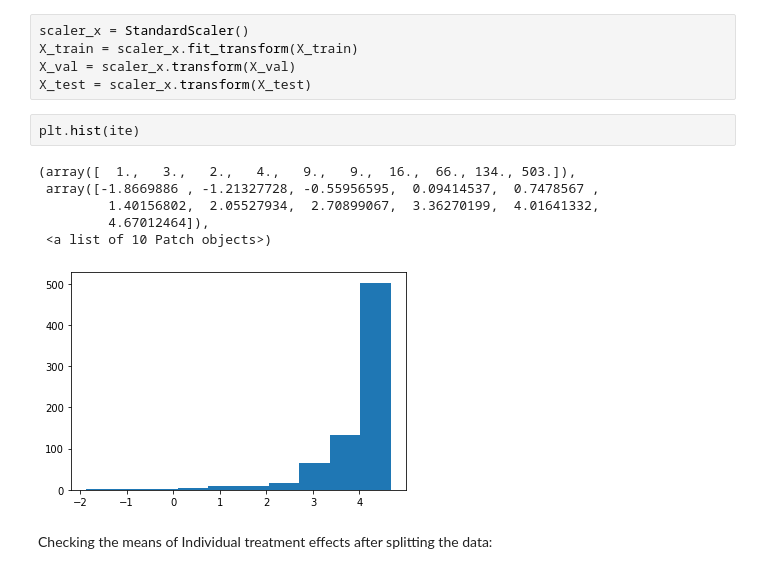
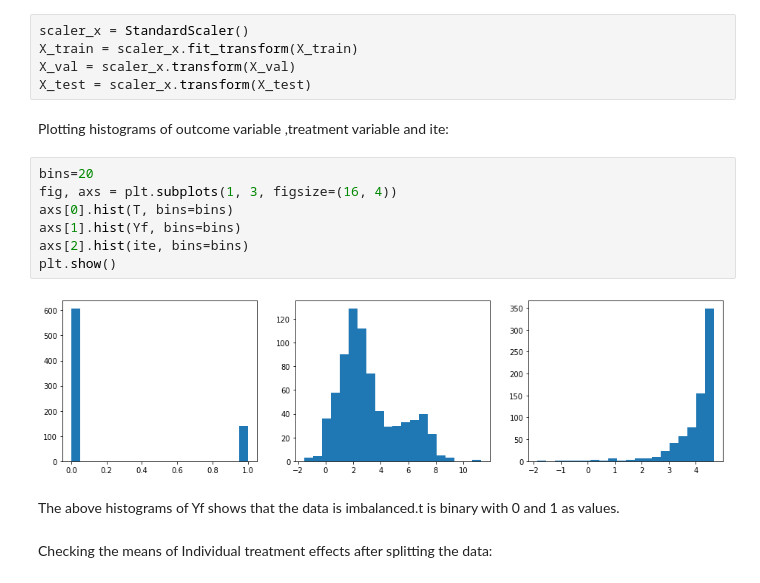
Before and after one commit to srigouri/CE888-CausalInference-Assignment2, a Jupyter notebook: IHDP_Causal.ipynb, the cells around one changed output. Saved outputs shown, nothing was run; the diff lists cells and outputs as text.

```diff
--- a/IHDP_Causal.ipynb
+++ b/IHDP_Causal.ipynb
@@ -133,15 +135,19 @@ scaler_x = StandardScaler()
 X_train = scaler_x.fit_transform(X_train)
 X_val = scaler_x.transform(X_val)
 X_test = scaler_x.transform(X_test)
-# %%
-plt.hist(ite)
-# %% [output]
-(array([  1.,   3.,   2.,   4.,   9.,   9.,  16.,  66., 134., 503.]),
- array([-1.8669886 , -1.21327728, -0.55956595,  0.09414537,  0.7478567 ,
-         1.40156802,  2.05527934,  2.70899067,  3.36270199,  4.01641332,
-         4.67012464]),
- <a list of 10 Patch objects>)
-[figure, removed]
+# %% [markdown]
+Plotting histograms of outcome variable ,treatment variable and ite:
+# %%
+bins=20
+fig, axs = plt.subplots(1, 3, figsize=(16, 4))
+axs[0].hist(T, bins=bins)
+axs[1].hist(Yf, bins=bins)
+axs[2].hist(ite, bins=bins)
+plt.show()
+# %% [output]
+[figure, added]
+# %% [markdown]
+The above histograms of Yf shows that the data is imbalanced.t is binary with 0 and 1 as values.
 # %% [markdown]
 Checking the means of Individual treatment effects after splitting the data:
 # %%
```
Also changed, not shown: parts of 16 cells of this notebook.
